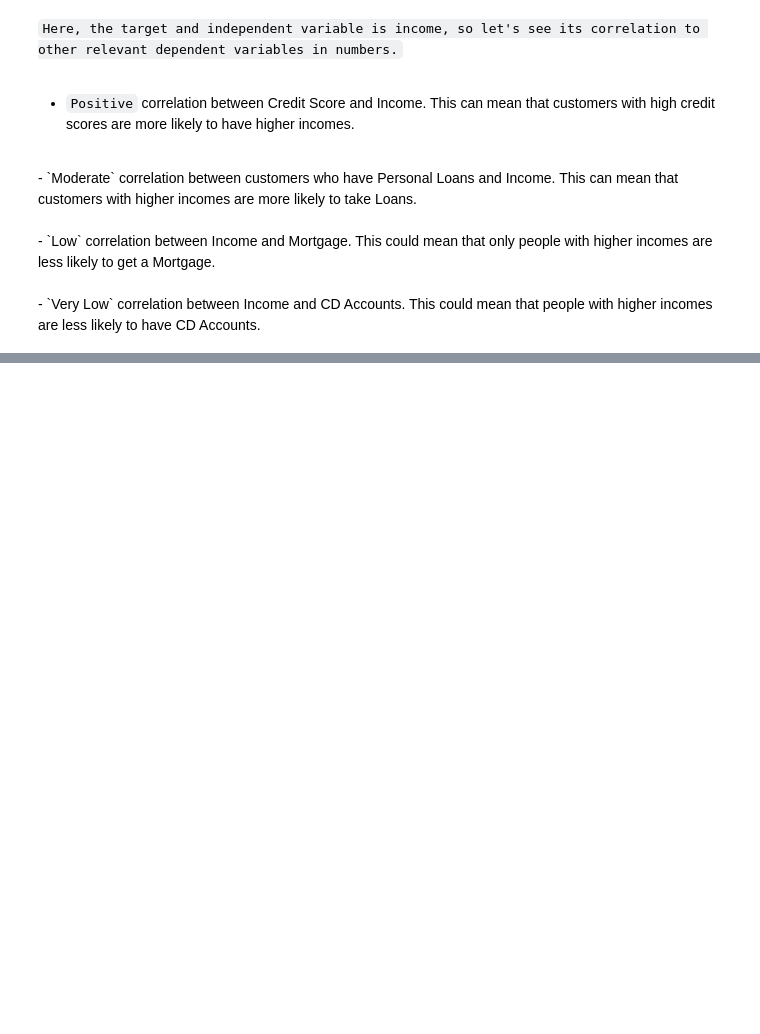
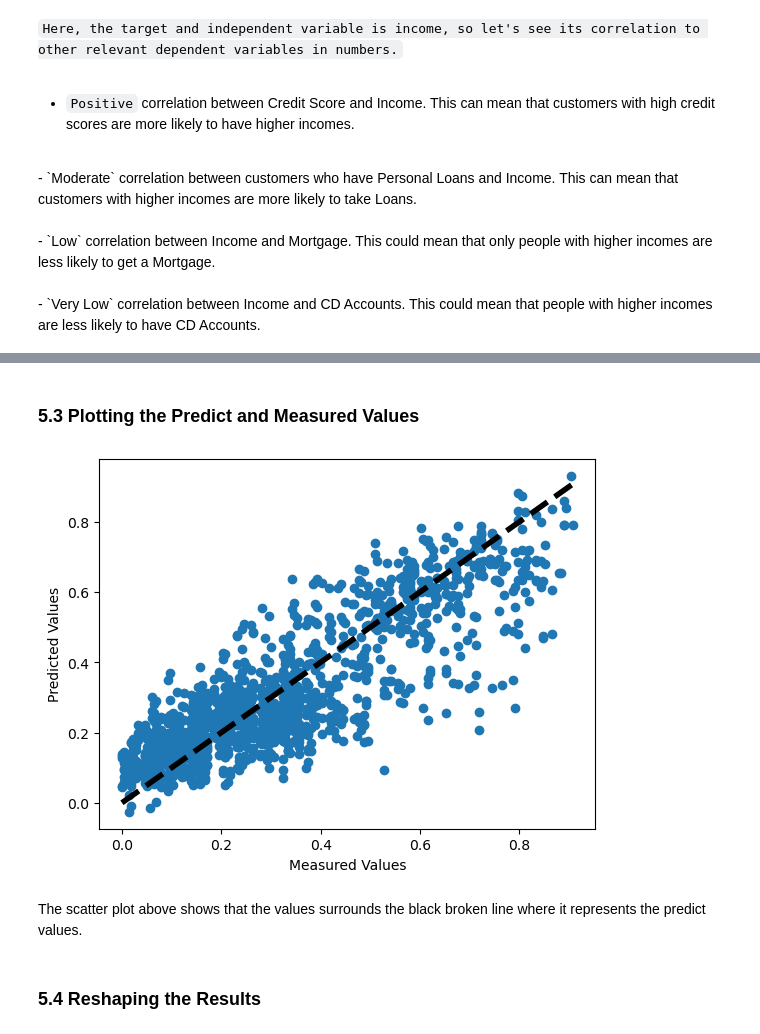
Before and after one commit to mariosantos2023410/MarioSantos_ML_CA2, a Jupyter notebook: MarioSantos_ML_CA2.ipynb, the cells around one changed output, grey strips where cells are left out. Saved outputs shown, nothing was run; the diff lists cells and outputs as text; code cells hidden in the pictures; blank space fills up the shorter version.

```diff
--- a/MarioSantos_ML_CA2.ipynb
+++ b/MarioSantos_ML_CA2.ipynb
@@ -474,0 +514,3 @@ display(correlation_df)
+# %%
+from sklearn.model_selection import train_test_split
+X_train, X_test, y_train, y_test = train_test_split(X, y, test_size=0.3)
@@ -474,0 +521,12 @@ display(correlation_df)
+# %%
+from keras import Sequential
+from keras.layers import Dense
+
+model = Sequential()
+model.add(Dense(30, input_dim=11, activation="relu"))
+model.add(Dense(15, activation="relu"))
+model.add(Dense(8, activation="relu"))
+model.add(Dense(1, activation="linear"))
+# %%
+model.compile(loss="mean_squared_error", optimizer="adam",  metrics=["mae"])
+model.fit(X, y, epochs=100, batch_size=32)
@@ -474,0 +558,2 @@ display(correlation_df)
+# %%
+y_pred = model.predict(X_test)
@@ -474,0 +562,15 @@ display(correlation_df)
+# %% [markdown]
+### 5.3 Plotting the Predict and Measured Values
+# %%
+fig, ax = plt.subplots()
+ax.scatter(y_test, y_pred)
+ax.plot([y_test.min(), y_test.max()], [y_test.min(), y_test.max()], 'k--', lw=4)
+ax.set_xlabel('Measured Values')
+ax.set_ylabel('Predicted Values')
+plt.show()
+# %% [output]
+[figure, added]
+# %% [markdown]
+The scatter plot above shows that the values surrounds the black broken line where it represents the predict values.
+# %% [markdown]
+### 5.4 Reshaping the Results
```
Also changed, not shown: parts of 162 cells of this notebook.
